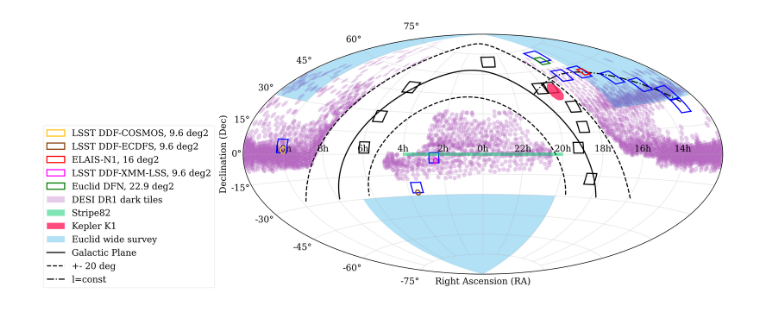
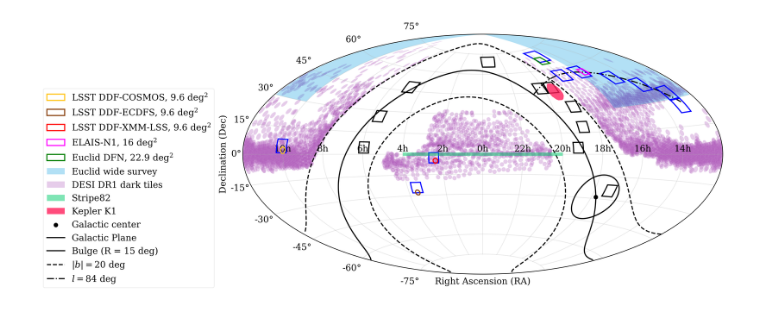
Before and after one commit to snad-space/snad-binary-classifiers, a Jupyter notebook: ztf_field_map/ztf_fields_map_DR23.ipynb, the cells around one changed output. Cells and saved outputs as stored; diff of their text form; code cells hidden in the pictures.

```diff
--- a/ztf_field_map/ztf_fields_map_DR23.ipynb
+++ b/ztf_field_map/ztf_fields_map_DR23.ipynb
@@ -259,6 +243,3 @@ def bin_random_choice(arr, n_bins=10):
-# %%
-disk_fields = [611, 459, 766, 853, 743, 684, 767, 589, 333, 488]
-ext_fields = [795, 797, 759, 718, 626, 252, 401, 468, 848, 673]
 # %%
 plt.rcParams["font.family"] = "DejaVu Serif"
 plt.rcParams["mathtext.fontset"] = 'dejavuserif'
@@ -503,53 +511,6 @@ plt.figure(figsize=(10, 6), dpi=300)
 ax = plt.subplot(111, projection='aitoff')
 ax.grid(zorder=0.5, alpha=0.3)
 
-# Пример: галактическая плоскость
-c_galactic = SkyCoord(l=np.linspace(0, 245, 100)*units.deg, b=np.zeros(100)*units.deg, frame='galactic')
-c_equatorial = c_galactic.icrs
-
-# Инверсия RA (справа налево)
-ra_plot = -c_equatorial.ra.wrap_at(180 * units.deg).radian
-dec_plot = c_equatorial.dec.radian
-
-# |b| > 20
-curve_up = SkyCoord(l=np.linspace(-15, 260, 100)*units.deg, b=20*np.ones(100)*units.deg, frame='galactic')
-curve_up_eq = curve_up.icrs
-
-curve_bot = SkyCoord(l=np.linspace(10, 235, 100)*units.deg, b=-20*np.ones(100)*units.deg, frame='galactic')
-curve_bot_eq = curve_bot.icrs
-
-ra_up = -curve_up_eq.ra.wrap_at(180 * units.deg).radian
-dec_up = curve_up_eq.dec.radian
-
-ra_bot = -curve_bot_eq.ra.wrap_at(180 * units.deg).radian
-dec_bot = curve_bot_eq.dec.radian
-
-
-# l = const
-l_const = SkyCoord(l=83.776285*np.ones(100)*units.deg, b=np.linspace(0, 90, 100)*units.deg, frame='galactic')
-l_const_eq = l_const.icrs
-
-ra_l_const = -l_const_eq.ra.wrap_at(180 * units.deg).radian
-dec_l_const = l_const_eq.dec.radian
-
-#####
-
-gc = SkyCoord(l=0*units.degree, b=0*units.degree, frame='galactic')
-# im_c = plt.scatter(-gc.icrs.ra.wrap_at(180 * units.deg).radian,
-#                    gc.icrs.dec.radian, cmap='PuBu', s=25 ,marker='^',
-#                    edgecolor=None, zorder=5, color='black', label='Galactic center')
-
-
-
-# add M31
-m31 = SkyCoord(l=(121.174329)*units.degree,
-               b=(-21.573309)*units.degree, frame='galactic')
-# im_m = plt.scatter(-m31.icrs.ra.wrap_at(180 * units.deg).radian,
-#                    m31.icrs.dec.radian, cmap='PuBu', s=25,
-#                    edgecolor=None, zorder=5, color = 'black', label='Andromeda',
-#                    alpha =0.7)
-
-
 
 edge_field_n = 0
 for _, row in coord_corners.iterrows():
@@ -588,8 +549,16 @@ for _, row in coord_corners.iterrows():
 
 
 #Different sky surveys
+survey_ordered = [
+    'LSST DDF-COSMOS, 9.6 deg$^2$',
+    'LSST DDF-ECDFS, 9.6 deg$^2$',
+    'LSST DDF-XMM-LSS, 9.6 deg$^2$',
+    'ELAIS-N1, 16 deg$^2$',
+    'Euclid DFN, 22.9 deg$^2$',
+]
 colors = ['#FFC61E','saddlebrown',  'red', '#FF00FF', 'green']
-for i, (name, item) in enumerate(surveys.items()):
+for i, name in enumerate(survey_ordered):
+    item = surveys[name]
     if name[:4] == 'LSST':
         coords = convert_coords([item[0]], [item[1]])
         ax.add_patch(Circle(coords[0],
@@ -612,6 +581,15 @@ for i, (name, item) in enumerate(surveys.items()):
                  linewidth=1.5,
                  label=name)
     ax.add_patch(p1)
+
+
+# Euclid wide survey
+ax.add_patch(north_patch1)
+ax.add_patch(north_patch2)
+#ax.add_patch(south_patch1)
+#ax.add_patch(south_patch2)
+
+
 
 #DESI dark tiles
 for i, tile in enumerate(dark_tiles.iterrows()):
@@ -655,38 +633,40 @@ ax.add_patch(Circle(kepler[0],
                      np.radians(np.sqrt(116 / np.pi)),
                      facecolor='#FF1F5B',
                      #fill=None,
                      alpha=0.8,
                      zorder=101,
                      linewidth=1.5,
                      label='Kepler K1')
                     )
 
-# Euclid wide survey
-ax.add_patch(north_patch1)
-ax.add_patch(north_patch2)
-ax.add_patch(south_patch1)
-ax.add_patch(south_patch2)
 
 
+
+gc = SkyCoord(l=0*units.degree, b=0*units.degree, frame='galactic')
+im_c = plt.scatter(-gc.icrs.ra.wrap_at(180 * units.deg).radian,
+                   gc.icrs.dec.radian, cmap='PuBu', s=25,
+                   edgecolor=None, zorder=5, color='black', label='Galactic center')
 
 # Построение
 ax.plot(ra_plot, dec_plot, ls='-', c='black', label='Galactic Plane')
 
+ax.plot(bulge_ra, bulge_dec, color='black', linewidth=1.5, label=f'Bulge (R = {radius_deg} deg)')
 
-ax.plot(ra_up, dec_up,  ls='--', c='black', label='+- 20 deg')
+ax.plot(ra_up, dec_up,  ls='--', c='black', label='$|b| = 20$ deg')
 ax.plot(ra_bot, dec_bot, ls='--', c='black',)
 
-ax.plot(ra_l_const, dec_l_const, ls='-.', c='black',label='l=const')
+ax.plot(ra_l_const, dec_l_const, ls='-.', c='black',label='$l = 84$ deg')
 
 
 # Подписи осей
 ax.set_xticklabels(['14h', '16h', '18h', '20h', '22h', '0h', '2h', '4h', '6h', '8h', '10h'][::-1])
 ax.set_xlabel('Right Ascension (RA)', fontsize=12)
 ax.set_ylabel('Declination (Dec)', fontsize=12)
 ax.tick_params(axis='both', labelsize=12)
 
 plt.legend(bbox_to_anchor=(-0.05, -0.075), loc='lower right', fancybox=True, framealpha=0.3)
 
 plt.subplots_adjust(top=0.95, bottom=0.05, left=0.05, right=0.95)
+plt.savefig('surveys_map.png', dpi=400, format='png', bbox_inches="tight")
 # %% [output]
-[figure, old version]
+[figure, new version]
```
Also changed, not shown: parts of 13 cells of this notebook, 11 other files.
